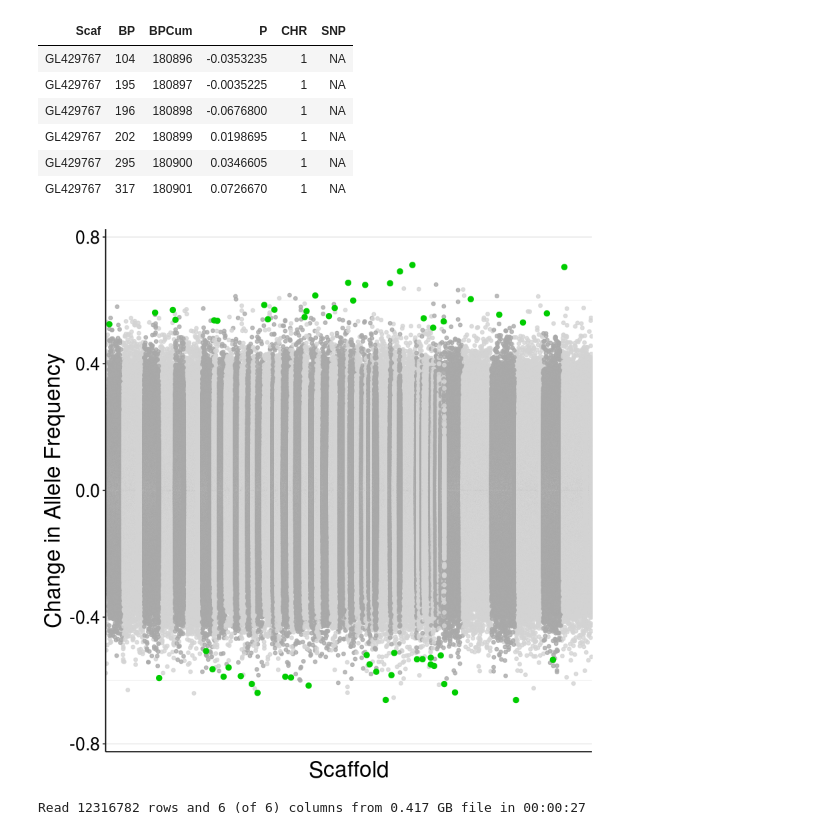
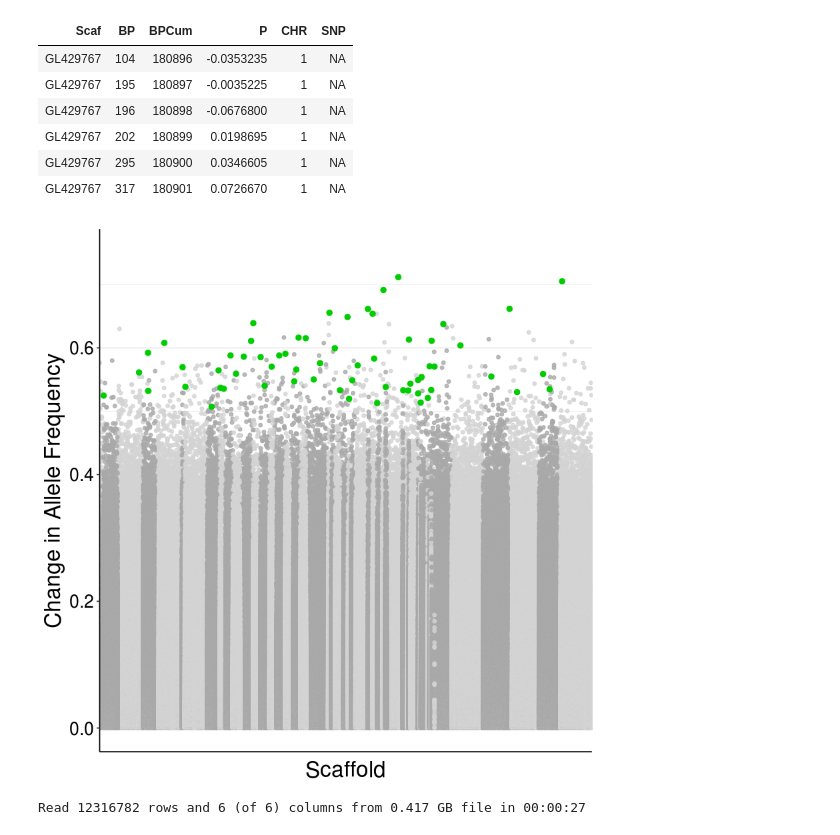
Before and after one commit to sagw/WNS_WGS, a Jupyter notebook: Notebooks/Angsd_all_SNP_graphs.ipynb, the cells around one changed output. Drawn from its saved outputs; the diff is of its cells as text; code cells hidden in the pictures.

```diff
--- a/Notebooks/Angsd_all_SNP_graphs.ipynb
+++ b/Notebooks/Angsd_all_SNP_graphs.ipynb
@@ -668,6 +681,10 @@ head(comPvaluesChrNJNY50outsig)
 # %%
 #cut down the maf dtaframe
 allsnps=njnyeusnpAll_nr[,c("V1","Scaffold", "Position", "avdiffnjny")]
+# %%
+allsnps$absdiff=abs(allsnps$avdiffnjny)
+# %%
+allsnps$avdiffnjny=NULL
 # %%
 #cut down sig dataframe
 SNPsout=comPvaluesChrNJNY50outsig[,c("Scaffold", "SNP", "Comp")]
@@ -732,7 +749,7 @@ ggsave("/local/home/sarahgw/WGS/SNPS/All_mylu/plots/sigSNPsMafs_nr.jpg", device=
 # %%
 #reduce the number of points so graph plots eaiser without outliers
 allsnpshiout=merge(allsnps, SNPsout, by=c("Scaf", "BP"), all.x=TRUE)
-allsnpshiscafout=allsnpshiout[allsnpshiout$Scaf %in% SNPs$Scaf,]
+allsnpshiscafout=allsnpshiout[allsnpshiout$Scaf %in% SNPsout$Scaf,]
 allsnpshiscafout$CHR=as.numeric(as.factor(allsnpshiscafout$CHR))
 NROW(allsnpshiscafout[allsnpshiscafout$P<0.35 & allsnpshiscafout$P>(-0.35),])
 allsnpshiscafsubout=allsnpshiscafout[-sample(which(P<0.26 & P>(-0.26)), 410000)]
@@ -751,20 +768,20 @@ head(allsnpshiscafsub)
 # %%
 #plot without outliers
 ggplot(allsnpshiscafsubout, aes(x=BPCum, y=P)) +
     geom_point( aes(color=as.factor(CHR)), alpha=0.8, size=1.3) +
     scale_color_manual(values = rep(c("lightgrey", "darkgrey"), 53 )) +
     geom_point(data=subset(allsnpshiscafsubout, SNP==1), color="green3", size=2) +
     theme_bw() +
     xlab("Scaffold")+
     ylab("Change in Allele Frequency")+
-    ylim(-.75, .75)+
+    ylim(0, .75)+
     theme(legend.position="none", panel.border = element_blank(),
           panel.grid.major.x = element_blank(),
           panel.grid.minor.x = element_blank(),
           axis.text.x=element_blank(),
           axis.ticks.x=element_blank(), axis.line=element_line(color="black"), axis.text=element_text(color="black"),
           text = element_text(size=20)
     )
 # %% [output]
-[figure, old version]
+[figure, new version]
 # %%
```
Also changed, not shown: parts of 24 cells of this notebook, 1 other file.
